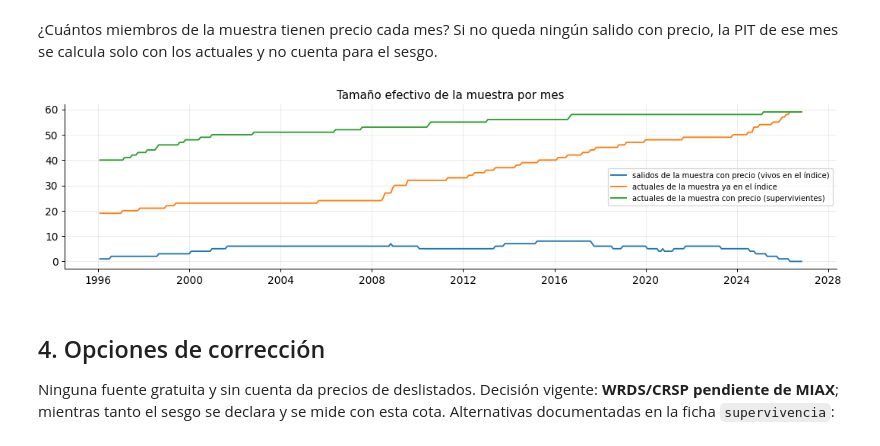
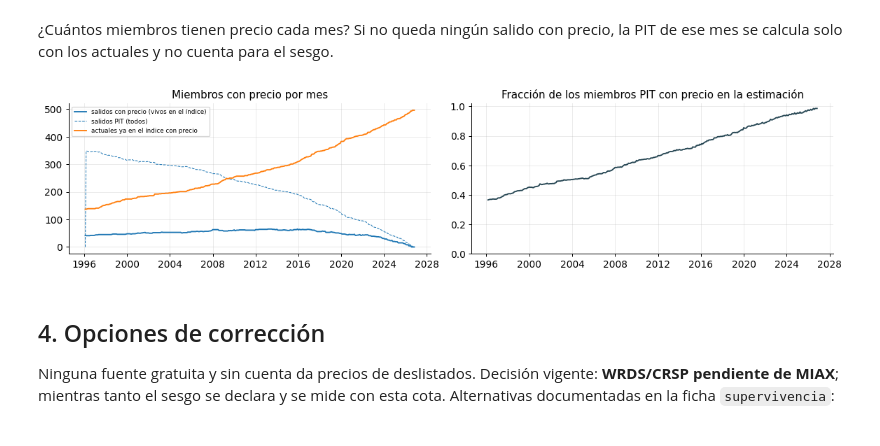
Before and after one commit to Romequinco/PRUEBAS_DETECCION_REGIMENES_DE_MERCADO_TFM, a Jupyter notebook: notebooks/fase2/mercados_series/07_supervivencia.ipynb, the cells around one changed output. Drawn from its saved outputs; the diff is of its cells as text; code cells hidden in the pictures.

Commit message:
Tema 1 · supervivencia medida con los precios de la descarga ampliada (803 tramos, sesgo 7,3 pp anuales)

```diff
--- a/notebooks/fase2/mercados_series/07_supervivencia.ipynb
+++ b/notebooks/fase2/mercados_series/07_supervivencia.ipynb
@@ -33,20 +35,12 @@ except Exception:  # sin el paquete de la Fase 1: estilo por defecto de matplotl
 plt.rcParams['figure.dpi'] = 90
 warnings.filterwarnings('ignore', category=FutureWarning)
 
-EJECUTAR = False   # True: descarga (o completa) la muestra antes de medir (unos 5 minutos)
 TRAMOS = sv.cargar_tramos()
-MUESTRA = pd.concat([sv.muestra_salidos(TRAMOS), sv.muestra_actuales(TRAMOS)], ignore_index=True)
-if EJECUTAR:
-    sv.descargar_muestra([sv.ticker_yahoo(t) for t in MUESTRA['ticker']])
-REG = sv.leer_registro().drop_duplicates('ticker_yahoo', keep='last')
-if REG.empty:
-    raise FileNotFoundError('Sin descargas: python -m ingesta.mercados_series.supervivencia descargar')
-COB = sv.tabla_cobertura(MUESTRA)
-SESGO = sv.estimar_sesgo(TRAMOS, MUESTRA, sv.leer_rentabilidad)
-MED = sv.mediciones(COB, SESGO, REG)
+RES = sv.medir_almacen(TRAMOS)          # ~1-2 minutos: lee ~800 parquet del almacén
+COB, SESGO, VAR, MED = RES['cobertura'], RES['sesgo'], RES['variantes'], RES['mediciones']
 COLORES = {'completa': '#2a9d8f', 'parcial': '#e9c46a', 'fuera_de_tramo': '#f4a261', 'sin_datos': '#9a9a9a'}
 salidos = TRAMOS['baja'].notna()
-print(f"Tramos del S&P 500: {len(TRAMOS)} ({int(salidos.sum())} salidos, {int((~salidos).sum())} abiertos); "
-      f"muestra: {MED['salidos_muestra']} salidos y {MED['actuales_muestra']} actuales")
-print('Descargas por estado:', MED['descargas']['por_estado'])
+print(f"Tramos del S&P 500: {len(TRAMOS)} ({int(salidos.sum())} salidos, {int((~salidos).sum())} abiertos)")
+print('Con parquet en el almacén:', MED['almacen'])
+print('En la estimación (sin sospechas):', MED['tramos_en_estimacion'])
 # %% [output]
@@ -156,18 +207,21 @@ print({k: v for k, v in MED['sesgo'].items() if k != 'limitacion'})
 # %% [markdown]
-¿Cuántos miembros de la muestra tienen precio cada mes? Si no queda ningún salido con precio, la PIT de ese mes
-se calcula solo con los actuales y no cuenta para el sesgo.
+¿Cuántos miembros tienen precio cada mes? Si no queda ningún salido con precio, la PIT de ese mes se calcula solo
+con los actuales y no cuenta para el sesgo.
 # %%
-fig, ax = plt.subplots(figsize=(12, 3.2))
+fig, axes = plt.subplots(1, 2, figsize=(13, 3.2))
 M = SESGO.set_index('mes')
-ax.plot(M.index, M['muestra_salidos_con_precio'], label='salidos de la muestra con precio (vivos en el índice)')
-ax.plot(M.index, M['muestra_actuales_pit_con_precio'], label='actuales de la muestra ya en el índice')
-ax.plot(M.index, M['muestra_supervivientes_con_precio'], label='actuales de la muestra con precio (supervivientes)')
-ax.legend(fontsize=8)
-ax.set_title('Tamaño efectivo de la muestra por mes')
+axes[0].plot(M.index, M['muestra_salidos_con_precio'], label='salidos con precio (vivos en el índice)')
+axes[0].plot(M.index, M['n_salidos_pit'], ls='--', color='C0', lw=0.8, label='salidos PIT (todos)')
+axes[0].plot(M.index, M['muestra_actuales_pit_con_precio'], label='actuales ya en el índice con precio')
+axes[0].legend(fontsize=7)
+axes[0].set_title('Miembros con precio por mes')
+axes[1].plot(M.index, M['cobertura_pit'], color='#264653')
+axes[1].set_ylim(0, 1.02)
+axes[1].set_title('Fracción de los miembros PIT con precio en la estimación')
 plt.tight_layout()
 plt.show()
 # %% [output]
-[figure, old version]
+[figure, new version]
 # %% [markdown]
 ## 4. Opciones de corrección
 
```
Also changed, not shown: parts of 15 cells of this notebook, 5 other files.
